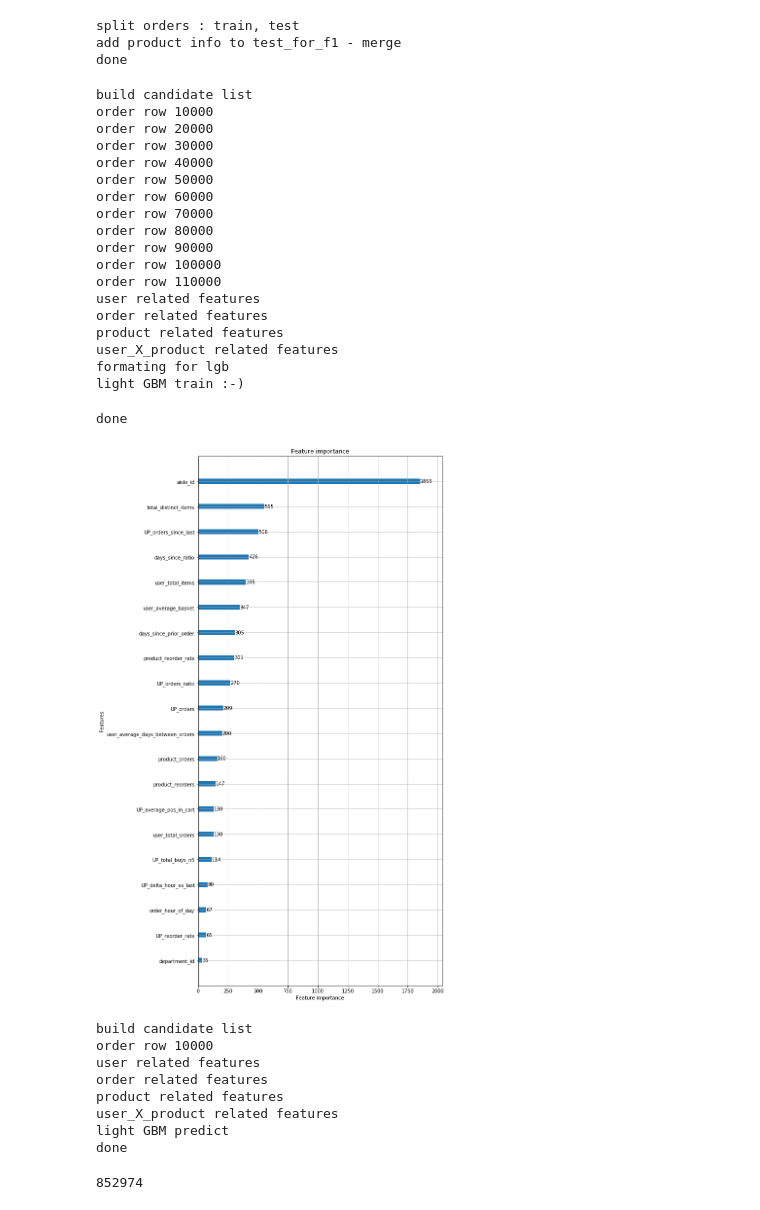
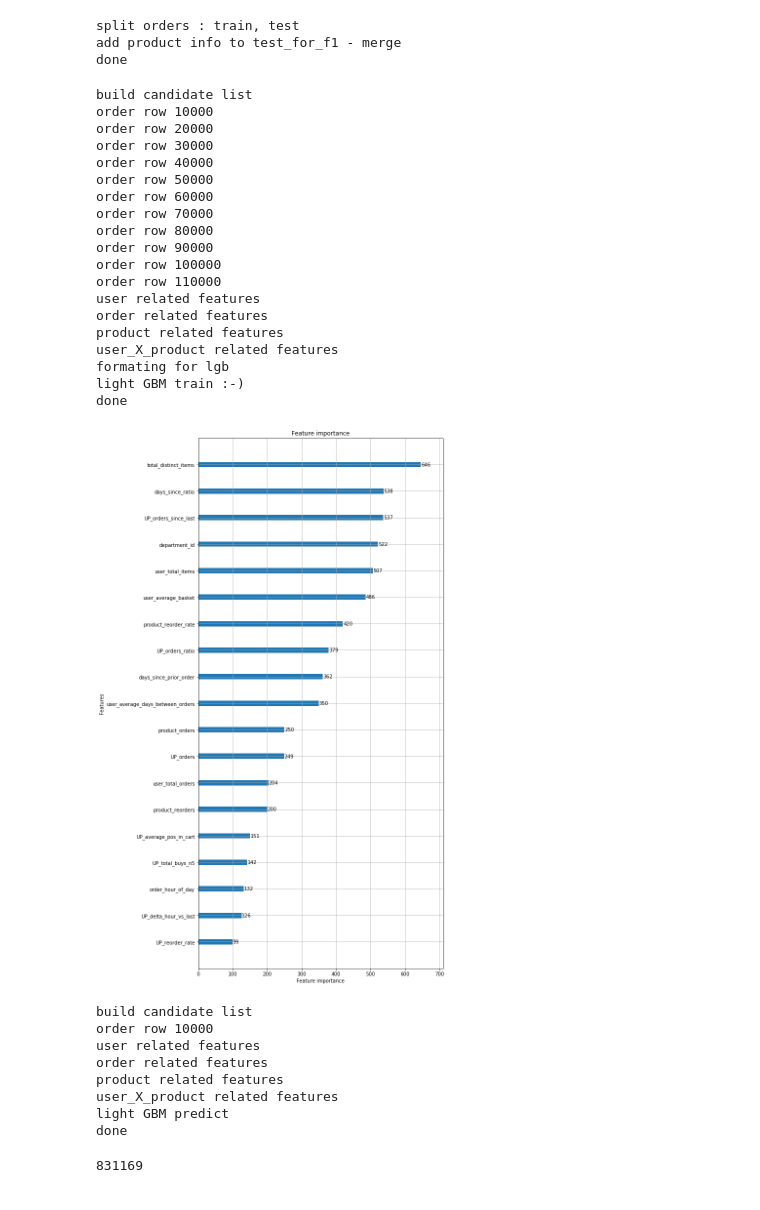
Before and after one commit to julijanjug/instacart-recommender, a Jupyter notebook: my_recommender_LightGBM.ipynb, the cells around one changed output. Cells and saved outputs as stored; diff of their text form; code cells hidden in the pictures.

```diff
--- a/my_recommender_LightGBM.ipynb
+++ b/my_recommender_LightGBM.ipynb
@@ -191,7 +160,6 @@ add product info to test_for_f1 - merge
 done
 # %%
 ### build list of candidate products to reorder, with features ###
-
 def features(selected_orders, labels_given=False):
     print('build candidate list')
     order_list = []
@@ -225,7 +193,6 @@ def features(selected_orders, labels_given=False):
     df['user_average_basket'] =  df.user_id.map(users.average_basket)
 
     print('order related features')
-    # df['dow'] = df.order_id.map(orders.order_dow)
     df['order_hour_of_day'] = df.order_id.map(orders.order_hour_of_day)
     df['days_since_prior_order'] = df.order_id.map(orders.days_since_prior_order)
     df['days_since_ratio'] = df.days_since_prior_order / df.user_average_days_between_orders
@@ -248,12 +215,9 @@ def features(selected_orders, labels_given=False):
     df['UP_orders_since_last'] = df.user_total_orders - df.UP_last_order_id.map(orders.order_number)
     df['UP_delta_hour_vs_last'] = abs(df.order_hour_of_day - df.UP_last_order_id.map(orders.order_hour_of_day)).map(lambda x: min(x, 24-x)).astype(np.int8)
     df['UP_total_buys_n5'] = df.z.map(userXproduct.total_buys_n5)
-    #df['UP_same_dow_as_last_order'] = df.UP_last_order_id.map(orders.order_dow) == \
-    #                                              df.order_id.map(orders.order_dow)
 
     df.drop(['UP_last_order_id', 'z'], axis=1, inplace=True)
-    #print(df.dtypes)
-    #print(df.memory_usage())
+
     return (df, labels)
 
 
@@ -262,17 +226,17 @@ df_train, labels = features(train_orders, labels_given=True)
 f_to_use = ['user_total_orders', 'user_total_items', 'total_distinct_items',
        'user_average_days_between_orders', 'user_average_basket',
        'order_hour_of_day', 'days_since_prior_order', 'days_since_ratio',
-       'aisle_id', 'department_id', 'product_orders', 'product_reorders',
+         'department_id', 'product_orders', 'product_reorders',
        'product_reorder_rate', 'UP_orders', 'UP_orders_ratio',
        'UP_average_pos_in_cart', 'UP_reorder_rate', 'UP_orders_since_last',
-       'UP_delta_hour_vs_last', 'UP_total_buys_n5'] # 'dow', 'UP_same_dow_as_last_order'
+       'UP_delta_hour_vs_last', 'UP_total_buys_n5'] #aisle_id, 'dow', 'UP_same_dow_as_last_order'
 
 
 print('formating for lgb')
 d_train = lgb.Dataset(df_train[f_to_use],
                       label=labels,
-                      categorical_feature=['aisle_id', 'department_id'])  # , 'order_hour_of_day', 'dow'
-#del df_train
+                      categorical_feature=['department_id'])  # min_data_in_leaf, 'order_hour_of_day', 'dow'
+del df_train
 
 params = {
     'task': 'train',
@@ -281,38 +245,38 @@ params = {
     'metric': {'binary_logloss'},
     'num_leaves': 64,
     'max_depth': 10,
-    'feature_fraction': 0.8,
+    'feature_fraction': 0.7,
     'bagging_fraction': 0.9,
     'bagging_freq': 5,
 }
 ROUNDS = 100
 
 print('light GBM train :-)')
 bst = lgb.train(params, d_train, ROUNDS)
 lgb.plot_importance(bst, figsize=(9,20)) #importance plot
 del d_train
 print("done")
 # %% [output]
 build candidate list
 order row 10000
 order row 20000
 order row 30000
 order row 40000
 order row 50000
 order row 60000
 order row 70000
 order row 80000
 order row 90000
 order row 100000
 order row 110000
 user related features
 order related features
 product related features
 user_X_product related features
 formating for lgb
 light GBM train :-)
+done
-done
-[figure, old version]
+[figure, new version]
 # %%
 ### build candidates list for test ###
 
@@ -355,5 +319,5 @@ done
 # %%
 len(df_test)
 # %% [output]
-852974
+831169
 # %%
```
Also changed, not shown: parts of 9 cells of this notebook, 1 other file.
